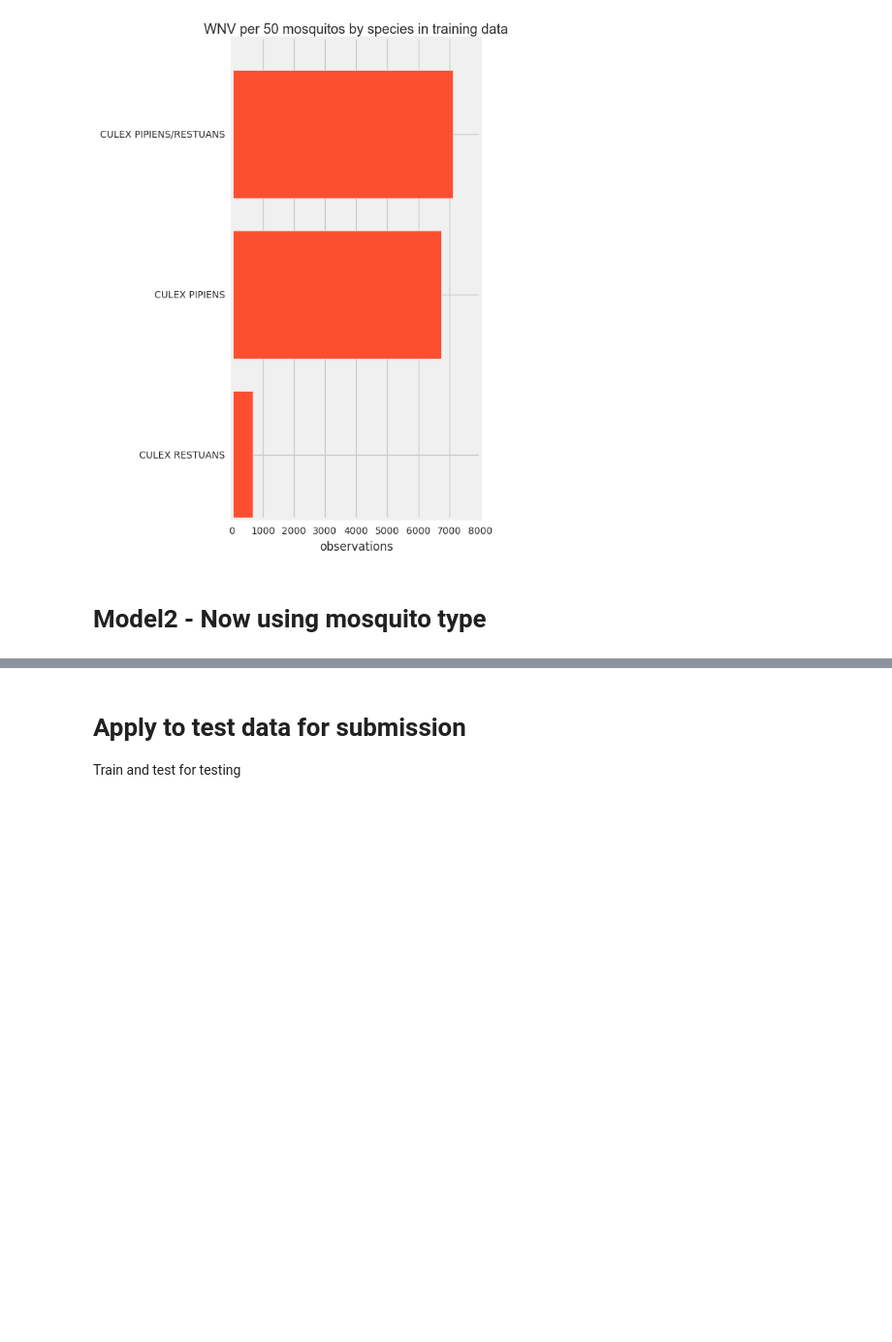
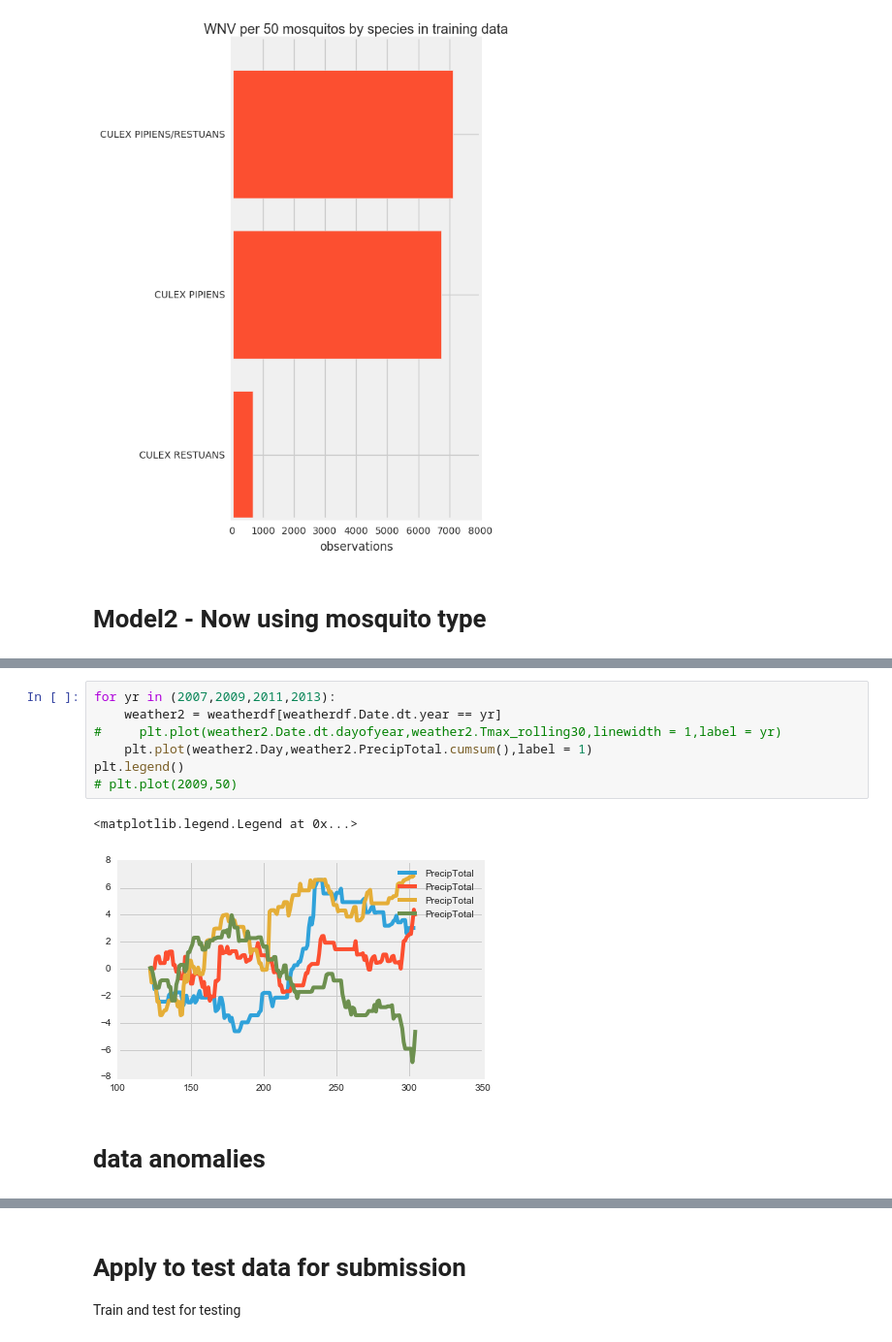
Before and after one commit to scottcode/west-nile-virus-prediction, a Jupyter notebook: src/01_data_exploration.ipynb, the cells around one changed output, grey strips where cells are left out. Shown at 97% size. Drawn from its saved outputs; the diff is of its cells as text; blank space fills up the shorter version.

```diff
--- a/src/01_data_exploration.ipynb
+++ b/src/01_data_exploration.ipynb
@@ -269,0 +410,12 @@ AUC: 0.705361859482
+# %%
+for yr in (2007,2009,2011,2013):
+    weather2 = weatherdf[weatherdf.Date.dt.year == yr]
+#     plt.plot(weather2.Date.dt.dayofyear,weather2.Tmax_rolling30,linewidth = 1,label = yr)
+    plt.plot(weather2.Day,weather2.PrecipTotal.cumsum(),label = 1)
+plt.legend()
+# plt.plot(2009,50)
+# %% [output]
+<matplotlib.legend.Legend at 0x...>
+[figure, added]
+# %% [markdown]
+# data anomalies
```
Also changed, not shown: parts of 40 cells of this notebook, 10 other files.
